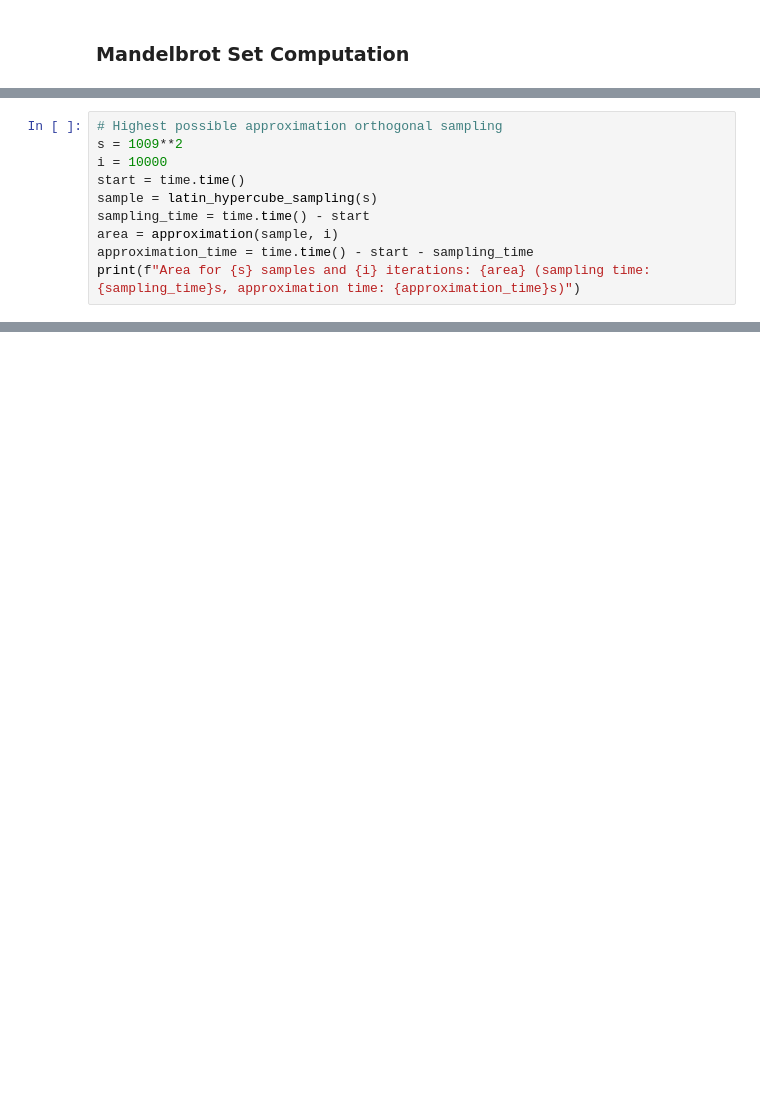
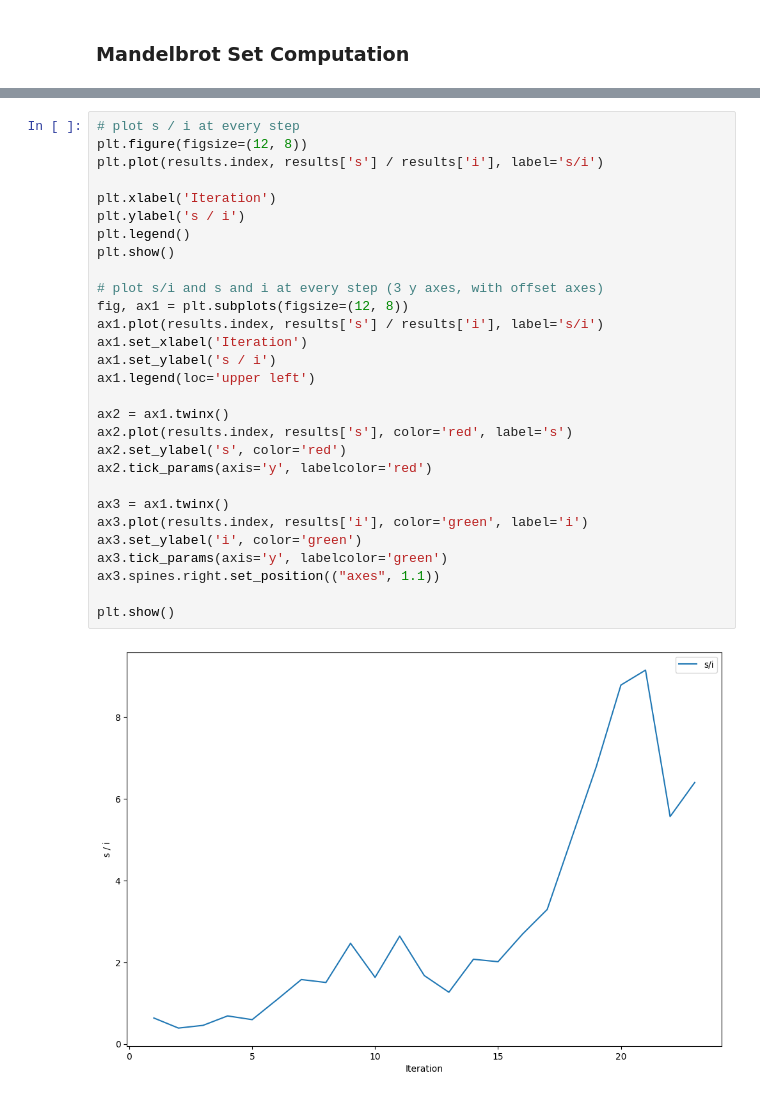
Before and after one commit to Ly-MX15/Stochastic_simulation, a Jupyter notebook: Assignment 1 Thomas.ipynb, the cells around one changed output, grey strips where cells are left out. Drawn from its saved outputs; the diff is of its cells as text; blank space fills up the shorter version.

```diff
--- a/Assignment 1 Thomas.ipynb
+++ b/Assignment 1 Thomas.ipynb
@@ -249,10 +259,0 @@ Area for 1000000 samples and 10000 iterations: 1.5009569999999999 (sampling time
-# %%
-# Highest possible approximation orthogonal sampling
-s = 1009**2
-i = 10000
-start = time.time()
-sample = latin_hypercube_sampling(s)
-sampling_time = time.time() - start
-area = approximation(sample, i)
-approximation_time = time.time() - start - sampling_time
-print(f"Area for {s} samples and {i} iterations: {area} (sampling time: {sampling_time}s, approximation time: {approximation_time}s)")
@@ -317,0 +389,31 @@ TypeError: approximation() missing 1 required positional argument: 'i'
+# %%
+# plot s / i at every step
+plt.figure(figsize=(12, 8))
+plt.plot(results.index, results['s'] / results['i'], label='s/i')
+
+plt.xlabel('Iteration')
+plt.ylabel('s / i')
+plt.legend()
+plt.show()
+
+# plot s/i and s and i at every step (3 y axes, with offset axes)
+fig, ax1 = plt.subplots(figsize=(12, 8))
+ax1.plot(results.index, results['s'] / results['i'], label='s/i')
+ax1.set_xlabel('Iteration')
+ax1.set_ylabel('s / i')
+ax1.legend(loc='upper left')
+
+ax2 = ax1.twinx()
+ax2.plot(results.index, results['s'], color='red', label='s')
+ax2.set_ylabel('s', color='red')
+ax2.tick_params(axis='y', labelcolor='red')
+
+ax3 = ax1.twinx()
+ax3.plot(results.index, results['i'], color='green', label='i')
+ax3.set_ylabel('i', color='green')
+ax3.tick_params(axis='y', labelcolor='green')
+ax3.spines.right.set_position(("axes", 1.1))
+
+plt.show()
+# %% [output]
+[figure, added]
```
Also changed, not shown: parts of 14 cells of this notebook.
